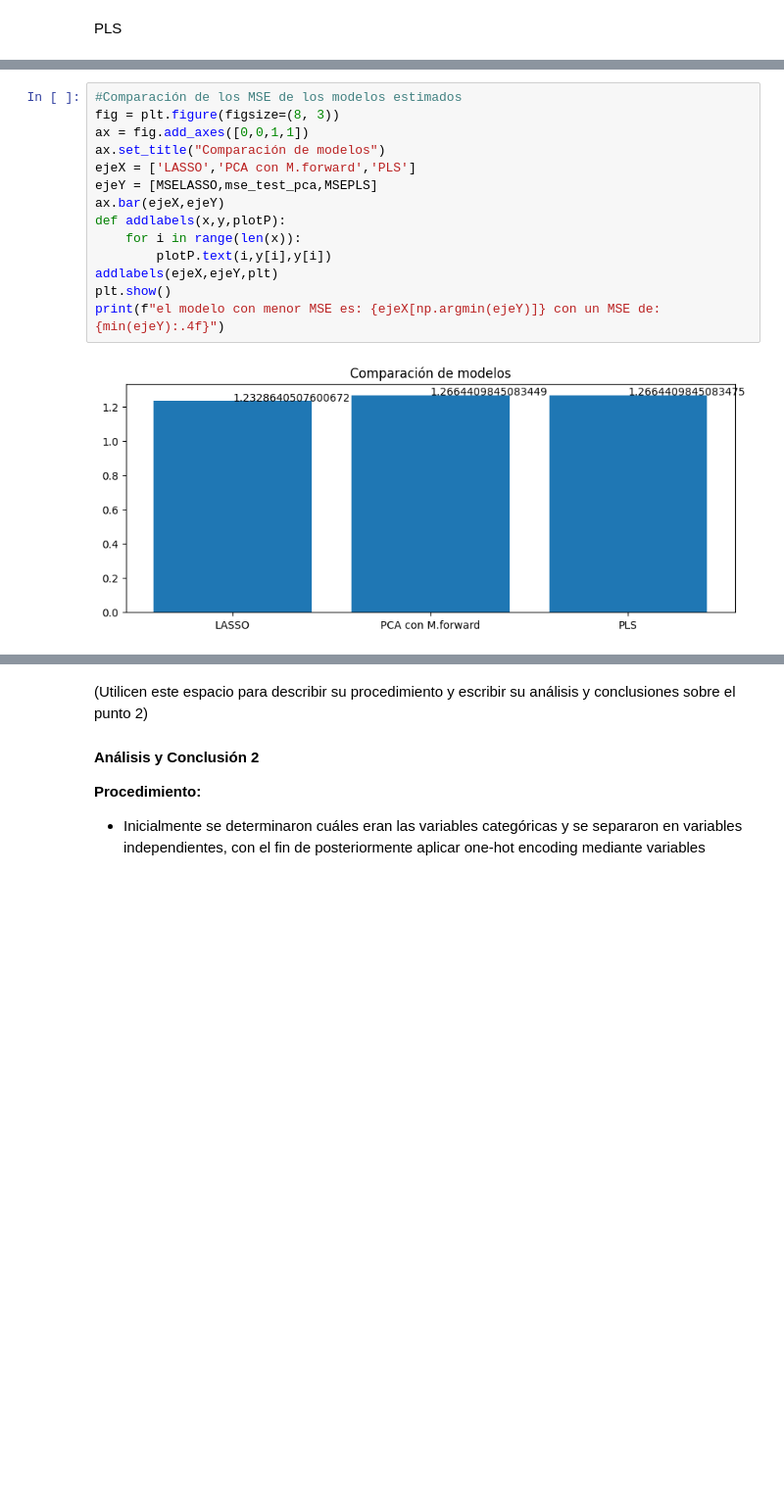
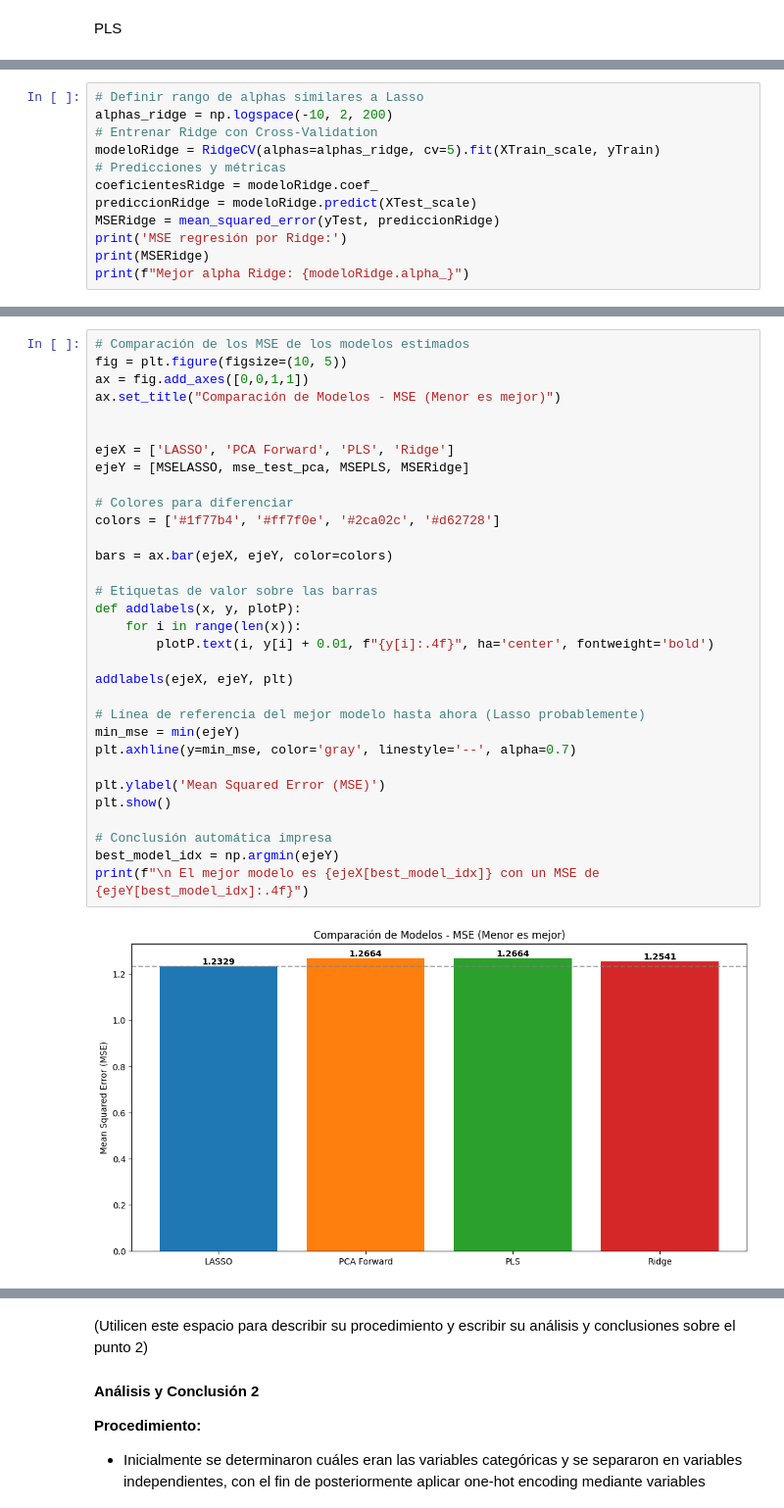
Before and after one commit to Marcocruz88/Caso-implementaci-n-de-modelos-no-lineales-aditivos, a Jupyter notebook: Caso implementación de modelos no lineales aditivos en un problema de regresión.ipynb, the cells around one changed output, grey strips where cells are left out. Shown at 98% size. Drawn from its saved outputs; the diff is of its cells as text; blank space fills up the shorter version.

```diff
--- a/Caso implementación de modelos no lineales aditivos en un problema de regresión.ipynb
+++ b/Caso implementación de modelos no lineales aditivos en un problema de regresión.ipynb
@@ -406,0 +412,12 @@ MSE regresión por partial least squares:
+# %%
+# Definir rango de alphas similares a Lasso
+alphas_ridge = np.logspace(-10, 2, 200)
+# Entrenar Ridge con Cross-Validation
+modeloRidge = RidgeCV(alphas=alphas_ridge, cv=5).fit(XTrain_scale, yTrain)
+# Predicciones y métricas
+coeficientesRidge = modeloRidge.coef_
+prediccionRidge = modeloRidge.predict(XTest_scale)
+MSERidge = mean_squared_error(yTest, prediccionRidge)
+print('MSE regresión por Ridge:')
+print(MSERidge)
+print(f"Mejor alpha Ridge: {modeloRidge.alpha_}")
@@ -407,16 +428,34 @@ MSE regresión por partial least squares:
 # %%
-#Comparación de los MSE de los modelos estimados
-fig = plt.figure(figsize=(8, 3))
+# Comparación de los MSE de los modelos estimados
+fig = plt.figure(figsize=(10, 5))
 ax = fig.add_axes([0,0,1,1])
-ax.set_title("Comparación de modelos")
-ejeX = ['LASSO','PCA con M.forward','PLS']
-ejeY = [MSELASSO,mse_test_pca,MSEPLS]
-ax.bar(ejeX,ejeY)
-def addlabels(x,y,plotP):
+ax.set_title("Comparación de Modelos - MSE (Menor es mejor)")
+
+
+ejeX = ['LASSO', 'PCA Forward', 'PLS', 'Ridge']
+ejeY = [MSELASSO, mse_test_pca, MSEPLS, MSERidge]
+
+# Colores para diferenciar
+colors = ['#1f77b4', '#ff7f0e', '#2ca02c', '#d62728']
+
+bars = ax.bar(ejeX, ejeY, color=colors)
+
+# Etiquetas de valor sobre las barras
+def addlabels(x, y, plotP):
     for i in range(len(x)):
-        plotP.text(i,y[i],y[i])
-addlabels(ejeX,ejeY,plt)
+        plotP.text(i, y[i] + 0.01, f"{y[i]:.4f}", ha='center', fontweight='bold')
+
+addlabels(ejeX, ejeY, plt)
+
+# Línea de referencia del mejor modelo hasta ahora (Lasso probablemente)
+min_mse = min(ejeY)
+plt.axhline(y=min_mse, color='gray', linestyle='--', alpha=0.7)
+
+plt.ylabel('Mean Squared Error (MSE)')
 plt.show()
-print(f"el modelo con menor MSE es: {ejeX[np.argmin(ejeY)]} con un MSE de: {min(ejeY):.4f}")
+
+# Conclusión automática impresa
+best_model_idx = np.argmin(ejeY)
+print(f"\n El mejor modelo es {ejeX[best_model_idx]} con un MSE de {ejeY[best_model_idx]:.4f}")
 # %% [output]
-[figure, old version]
+[figure, new version]
```
Also changed, not shown: parts of 16 cells of this notebook.
